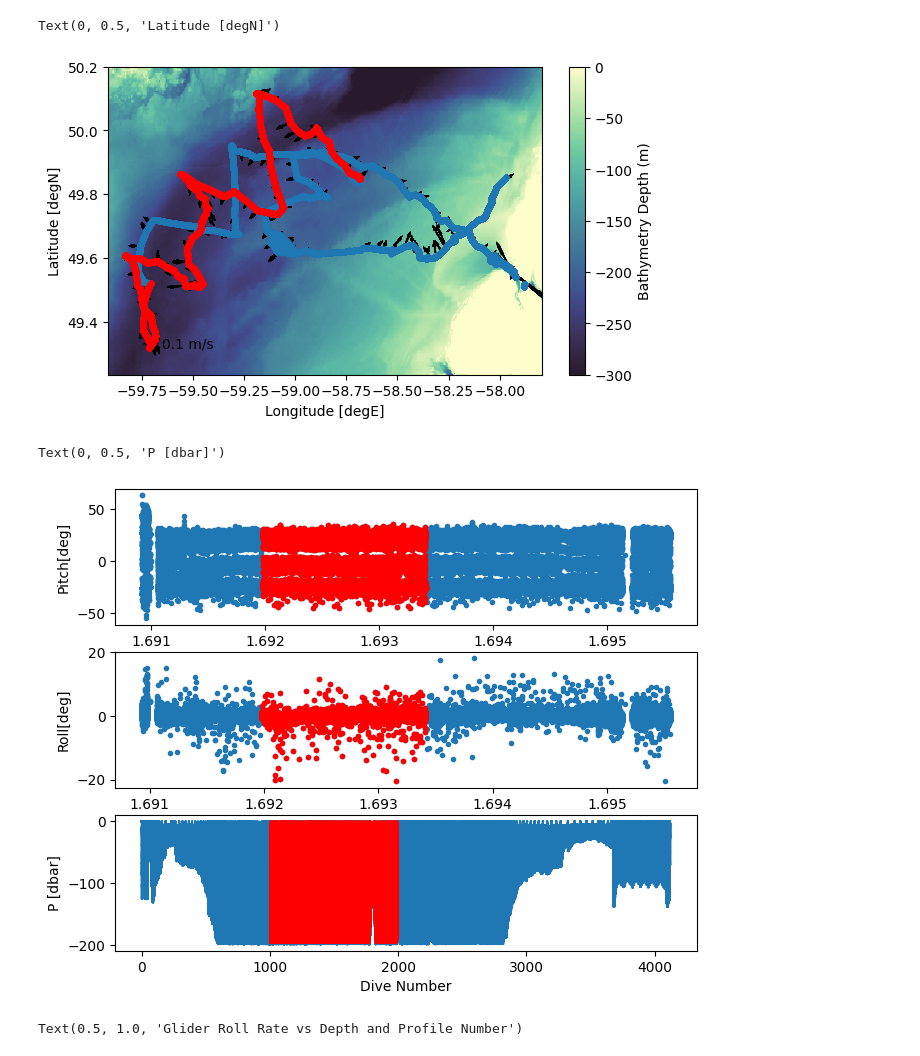
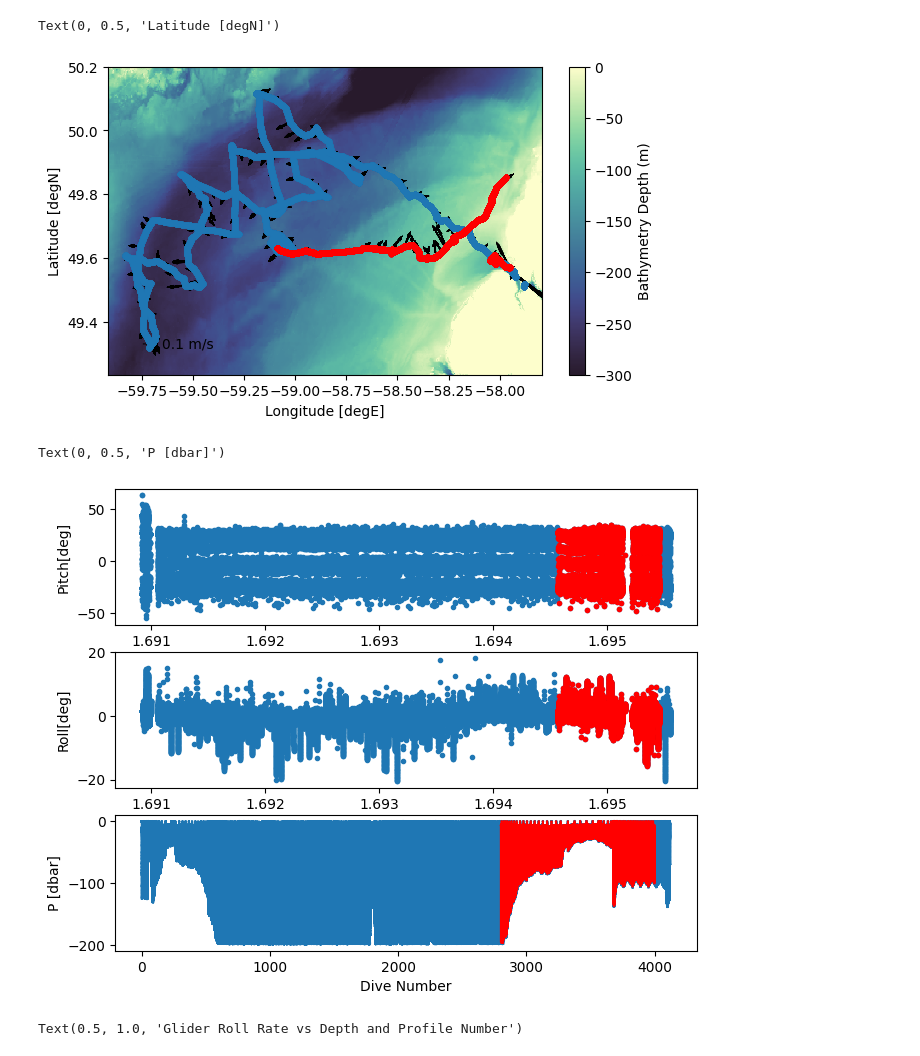
Before and after one commit to nbronikowski/vertical_velocity_testing, a Jupyter notebook: LM_gliderflight_2023_08_unit_334_gosl_monitoring.ipynb, the cells around one changed output. Drawn from its saved outputs; the diff is of its cells as text; code cells hidden in the pictures.

```diff
--- a/LM_gliderflight_2023_08_unit_334_gosl_monitoring.ipynb
+++ b/LM_gliderflight_2023_08_unit_334_gosl_monitoring.ipynb
@@ -32,34 +32,34 @@ v[nans] = np.interp(x(nans), x(~nans), v[~nans])
 # %%
 # Select index of data
 #dive = 550
 
-indx = (gl.profile_index >1000) & (gl.profile_index <2000)
+indx = (gl.profile_index >2800) & (gl.profile_index <4000)
 
 import cartopy.crs as ccrs
 import cartopy.feature as cfeature
 import cmocean.cm as cmo
 
 fig1, ax1 = plt.subplots(1, 1, figsize=(7, 4))
 contour = ax1.pcolor(bathy_subset['lon'],bathy_subset['lat'],bathy_subset['elevation'],cmap=cmo.deep_r,vmin=-300,vmax=0)
 ax1.plot(gl.lon_qc, gl.lat_qc, '.')
 ax1.plot(gl.lon_qc[indx], gl.lat_qc[indx], '.r')
 
 nan_mask = ~np.isnan(gl['profile_lon'])
 quiver=ax1.quiver(gl.lon_qc[nan_mask],gl.lat_qc[nan_mask],u[nan_mask],v[nan_mask],scale=5)
 
 # Add colorbar for bathymetry
 cbar = plt.colorbar(contour, ax=ax1, orientation='vertical', pad=0.05)
 cbar.set_label('Bathymetry Depth (m)')
 
 quiver_key = ax1.quiverkey(quiver, 0.1, 0.1, 0.1, '0.1 m/s', labelpos='E', coordinates='axes')
 
 
 # Set labels and title
 ax1.set_xlabel('Longitude [degE]')
 ax1.set_ylabel('Latitude [degN]')
 # %% [output]
 Text(0, 0.5, 'Latitude [degN]')
-[figure, old version]
+[figure, new version]
 # %%
 fig, ax = plt.subplots(3,1, figsize=(7.5, 6))
 ax[0].plot(gl.time,gl_raw['m_pitch'],'.')
@@ -78,7 +78,7 @@ ax[2].set_xlabel('Dive Number')
 ax[2].set_ylabel('P [dbar]')
 # %% [output]
 Text(0, 0.5, 'P [dbar]')
-[figure, old version]
+[figure, new version]
 # %%
 # Visualize Roll Rate
 from scipy.interpolate import interp1d
```
Also changed, not shown: parts of 6 cells of this notebook, 2 other files.
